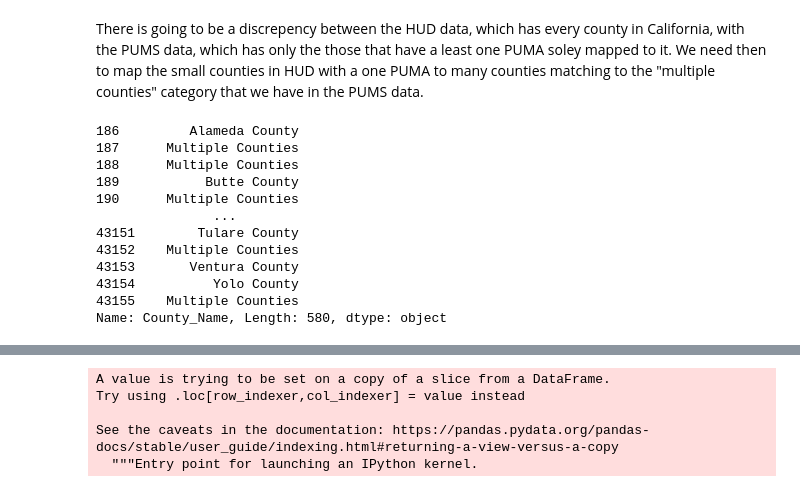
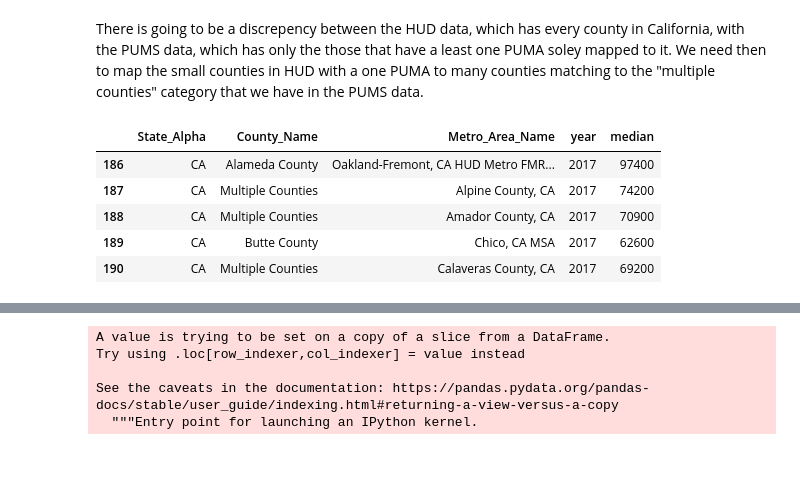
Before and after one commit to qunderriner/AMI_bands, a Jupyter notebook: AMI_Bands_Main_file_Clean-v2_12-7.ipynb, the cells around one changed output, grey strips where cells are left out. Drawn from its saved outputs; the diff is of its cells as text; code cells hidden in the pictures; blank space fills up the shorter version.

```diff
--- a/AMI_Bands_Main_file_Clean-v2_12-7.ipynb
+++ b/AMI_Bands_Main_file_Clean-v2_12-7.ipynb
@@ -251,19 +226,14 @@ def small_multiples(x):
+# %%
+df.head()
+# %% [output]
+|  | State_Alpha | County_Name | Metro_Area_Name | year | median |
+| 186 | CA | Alameda County | Oakland-Fremont, CA HUD Metro FMR... | 2017 | 97400 |
+| 187 | CA | Multiple Counties | Alpine County, CA | 2017 | 74200 |
+| 188 | CA | Multiple Counties | Amador County, CA | 2017 | 70900 |
+| 189 | CA | Butte County | Chico, CA MSA | 2017 | 62600 |
+| 190 | CA | Multiple Counties | Calaveras County, CA | 2017 | 69200 |
 # %%
-#df["County_Name"]
-df["County_Name"]df["County_Name"].apply(lambda x: small_multiples(x))
+df["County_Name"] = df["County_Name"].apply(lambda x: small_multiples(x))
-# %% [output]
-186         Alameda County
-187      Multiple Counties
-188      Multiple Counties
-189           Butte County
-190      Multiple Counties
-               ...
-43151        Tulare County
-43152    Multiple Counties
-43153       Ventura County
-43154          Yolo County
-43155    Multiple Counties
-Name: County_Name, Length: 580, dtype: object
 # %%
 df["County_Name"].unique()
 # %% [output]
```
Also changed, not shown: parts of 22 cells of this notebook.
